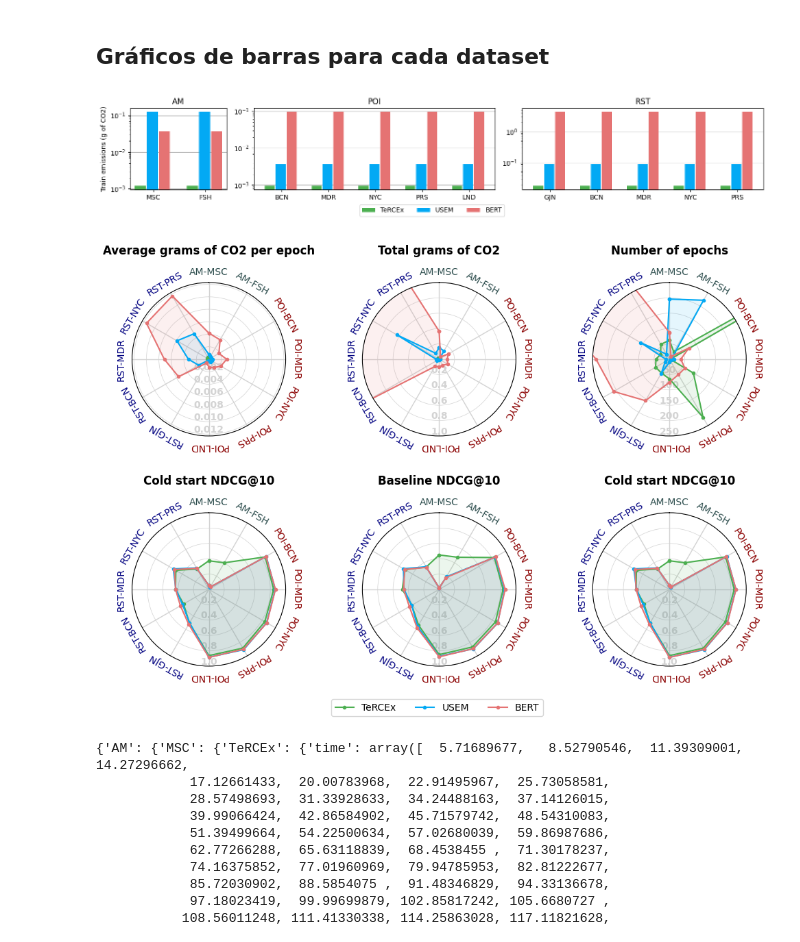
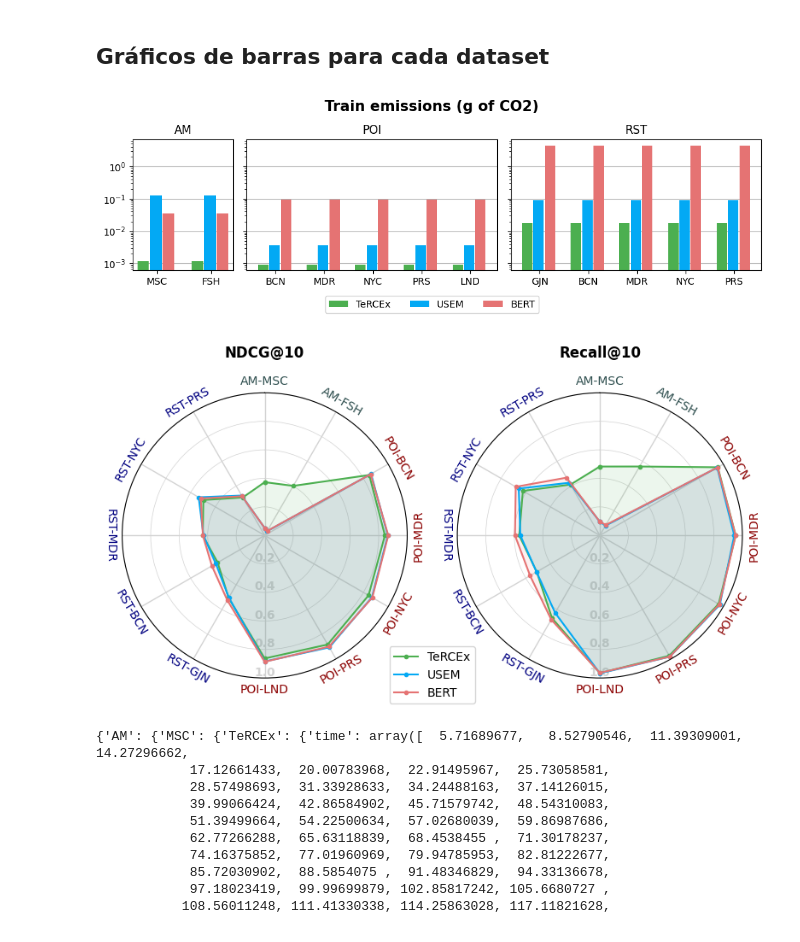
Before and after one commit to pablo-pnunez/TAVtext, a Jupyter notebook: Emissions.ipynb, the cells around one changed output. Cells and saved outputs as stored; diff of their text form; code cells hidden in the pictures.

Commit message:
Gráficos emisiones

```diff
--- a/Emissions.ipynb
+++ b/Emissions.ipynb
@@ -63,7 +63,7 @@ for dataset in sets.keys():
             baseline = baseline_results.loc[(baseline_results["Set"]==paper_names[dataset.title()])&(baseline_results["Subset"]==paper_names[subset.title()])][["Metric",paper_names[model]]]
             baseline = dict(zip(baseline.iloc[:,0].apply(lambda x: "baseline_"+x), baseline.iloc[:,1]))
             recall_column = "r10" if "r10" in log.columns else "RC@10"
-            model_emissions[paper_names[model]] = {"time": log["e_time"].cumsum().values, "loss": log["loss"].values, "co2": emissions["emissions"].values, "r10":log[recall_column].values, **cold_start, **baseline}
+            model_emissions[paper_names[model]] = {"time": log["e_time"].cumsum().values, "epochs":log["epoch"].count() , "loss": log["loss"].values, "co2": emissions["emissions"].values, "r10":log[recall_column].values, **cold_start, **baseline}
 
         # plot_emissions(model_emissions)
         subset_emissions[paper_names[subset.title()]] = model_emissions
@@ -80,7 +80,7 @@ def extract_model_values(data, column):
             model_values[model] = value[column]
     return model_values
 
-def plot_max_value(dataset_emissions, agg_fuction=np.max, column_name="co2", axis_label="Total train emissions (gr)", share_y=False, ylim=None, legend=True, y_scale="linear"):
+def plot_max_value(dataset_emissions, agg_fuction=np.max, column_name="co2", title="Total train emissions (gr)", share_y=False, ylim=None, legend=True, y_scale="linear"):
 
     # Calcular el número de elementos en X para cada dataset
     num_elements = [len(dataset_emissions[dataset].keys()) for dataset in dataset_emissions]
@@ -90,7 +90,7 @@ def plot_max_value(dataset_emissions, agg_fuction=np.max, column_name="co2", axi
     relative_widths = [n / total_elements for n in num_elements]
 
     # Crear una figura con subplots horizontales y anchos personalizados
-    fig, axes = plt.subplots(1, len(dataset_emissions), figsize=(sum(num_elements) * 1.2, 2.5), gridspec_kw={'width_ratios': relative_widths}, sharey=share_y)
+    fig, axes = plt.subplots(1, len(dataset_emissions), figsize=(sum(num_elements) * .65+2, 3), gridspec_kw={'width_ratios': relative_widths}, sharey=share_y)
 
     # Iterar sobre los datasets y sus correspondientes ejes
     for plot_idx, (dataset, ax) in enumerate(zip(dataset_emissions.keys(), axes)):
@@ -106,41 +106,45 @@ def plot_max_value(dataset_emissions, agg_fuction=np.max, column_name="co2", axi
         X_axis = np.arange(len(X))
 
         bar_width = 0.7 / len(model_values)  # Ajustar el ancho de las barras
         offset = 0  # Inicializar el desplazamiento
         margin = 0.02
         # model_names = {"BOW2ITM":"TeRCEx", "USEM2ITM":"USEM", "BERT2ITM":"BERT"}
 
         for i, (model, values) in enumerate(model_values.items()):
             color = model_colors[i % len(model_colors)]  # Seleccionar un color de la lista en función de la posición del modelo
             ax.bar(X_axis + offset - margin, agg_fuction(values), bar_width-margin, label=model, color=color)
             offset += bar_width  # Incrementar el desplazamiento para el próximo modelo
 
         ax.set_xticks(X_axis + bar_width * (len(model_values) - 1) / 2)
         ax.set_xticklabels(X)  # Ajustar las etiquetas del eje X
-        # ax.set_xlabel("Subsets")
-        if plot_idx == 0: ax.set_ylabel(axis_label)
+
+        # if plot_idx == 0: ax.set_ylabel(axis_label)
         if share_y and ylim is not None: ax.set_ylim(ylim)
         ax.set_title(dataset)
         ax.set_axisbelow(True)
         ax.grid(axis="y")
         ax.set_yscale(y_scale)
 
     # Mostrar la leyenda solo una vez
     if legend:
         handles, labels = ax.get_legend_handles_labels()
         fig.legend(handles, labels, loc='lower center', bbox_to_anchor=(0.5, -0.1), ncol=3)
 
     # Ajustar el layout para que no se solapen los subplots
+    # plt.title(dataset)
+    fig.suptitle(title, fontsize=15, fontweight="bold", y=0.95)
     plt.tight_layout()
+
+    plt.savefig(f"bar_plot_{column_name}.pdf",bbox_inches='tight')
     plt.show()
 
-#plot_max_value(dataset_emissions, column_name="r10", axis_label="Recall@10")
-plot_max_value(dataset_emissions, column_name="co2", y_scale="log", axis_label="Train emissions (g of CO2)")
-# plot_max_value(dataset_emissions, column_name="time", axis_label="Total training time (s)")
-# plot_max_value(dataset_emissions, agg_fuction=np.min, column_name="loss", axis_label="Minimum loss")
-#plot_max_value(dataset_emissions, column_name="baseline_NDCG@10", share_y=True, ylim=(0,1), axis_label="Baseline NDCG@10")
+#plot_max_value(dataset_emissions, column_name="r10", title="Recall@10")
+plot_max_value(dataset_emissions, column_name="co2", y_scale="log", share_y=True, title="Train emissions (g of CO2)")
+# plot_max_value(dataset_emissions, column_name="epochs", y_scale="log", share_y=True, title="Total training time (s)")
+# plot_max_value(dataset_emissions, agg_fuction=np.min, column_name="loss", title="Minimum loss")
+#plot_max_value(dataset_emissions, column_name="baseline_NDCG@10", share_y=True, ylim=(0,1), title="Baseline NDCG@10")
 # %% [output]
-[figure, old version]
+[figure, new version]
 # %%
 def plot_line_plot(dataset_emissions, column_x="time", column_y="loss", x_axis_label="Time", y_axis_label="Loss", ncols=1):
     # Calcular el número de filas en función del número de subsets
@@ -211,11 +215,13 @@ plot_data = [ (d, s, m,
                dataset_emissions[d][s][m]["co2"].max(),
                np.diff(dataset_emissions[d][s][m]["time"], prepend=0).mean(),
                len(dataset_emissions[d][s][m]["time"]),
+               dataset_emissions[d][s][m]["baseline_NDCG@10"],
+               dataset_emissions[d][s][m]["baseline_Recall@10"],
                dataset_emissions[d][s][m]["cold_NDCG@10"],
-               dataset_emissions[d][s][m]["baseline_NDCG@10"])
+               dataset_emissions[d][s][m]["cold_Recall@10"])
 
              for d in dataset_emissions.keys() for s in dataset_emissions[d].keys() for m in dataset_emissions[d][s].keys()]
-plot_data = pd.DataFrame(plot_data, columns=["dataset", "subset", "model", "co2", "total_co2", "time", "epochs", "cold_NDCG@10", "baseline_NDCG@10"])
+plot_data = pd.DataFrame(plot_data, columns=["dataset", "subset", "model", "co2", "total_co2", "time", "epochs", "baseline_NDCG@10", "baseline_Recall@10", "cold_NDCG@10", "cold_Recall@10"])
 #plot_data["co2"] = plot_data["co2"]*100
 
 # Añadir el primer valor al final para cerrar el ciclo
@@ -245,10 +251,8 @@ def plot_radial_data(axis, models, plot_data, column, title="CO2", max_y=None, f
 n_random_items = len(datasets)
 
 # Crear los dos gráficos radiales (polar plots)
-fig, axs = plt.subplots(2, 3, subplot_kw=dict(polar=True), figsize=(12,8))
+fig, axs = plt.subplots(1, 2, subplot_kw=dict(polar=True), figsize=(8,5))
 axs = axs.flatten()
-# Ajustar el espacio horizontal entre los gráficos
-fig.subplots_adjust(wspace=0.3, hspace=0.5, top=0.85, bottom=0.15)
 
 # Establecer etiquetas en los r-ticks y rotar las etiquetas para que formen 90 grados con el radio
 for ax in axs:
@@ -268,34 +272,40 @@ for ax in axs:
         dataset_text = label.get_text()
         dataset_color = "darkred" if "POI" in dataset_text else "navy" if "RST" in dataset_text else "darkslategray"
         # Ajustar la posición de las etiquetas y rotarlas para que formen 90 grados con el radio
-        if angle >= 90 and angle <= 270: rotation_angle = angle  - 180
+        #print(angle)
+        if angle <= -90 and angle >= -270: rotation_angle = angle  - 180
         else: rotation_angle = angle
         lab = ax.text(x, y + 0.035, dataset_text, transform=label.get_transform(), ha='center', va='center', rotation=rotation_angle, color=dataset_color)
         labels.append(lab)
     ax.set_xticklabels([])
 
 # Gráfico para CO2
-plot_radial_data(axs[0], modelos, plot_data, fmt='{:.3f}', column="co2", title="Average grams of CO2 per epoch")
+# plot_radial_data(axs[0], modelos, plot_data, fmt='{:.3f}', column="co2", title="Average grams of CO2 per epoch")
 # Gráfico para time
 #plot_radial_data(axs[1], modelos, plot_data, fmt='{:.0f}', column="time", title="Average seconds per epoch")
 # Gráfico para time
-plot_radial_data(axs[1], modelos, plot_data, fmt='{:.1f}', max_y=1, column="total_co2", title="Total grams of CO2")
+# plot_radial_data(axs[1], modelos, plot_data, fmt='{:.1f}', max_y=1, column="total_co2", title="Total grams of CO2")
 # Gráfico para epochs
-plot_radial_data(axs[2], modelos, plot_data, fmt='{:.0f}', max_y=250, column="epochs", title="Number of epochs")
+# plot_radial_data(axs[2], modelos, plot_data, fmt='{:.0f}', max_y=250, column="epochs", title="Number of epochs")
 # Gráfico para R10
-plot_radial_data(axs[3], modelos, plot_data, fmt='{:.1f}',max_y=1, column="cold_NDCG@10", title="Cold start NDCG@10")
-# Gráfico para R10
-plot_radial_data(axs[4], modelos, plot_data, fmt='{:.1f}',max_y=1, column="baseline_NDCG@10", title="Baseline NDCG@10")
-# Gráfico para R10
-plot_radial_data(axs[5], modelos, plot_data, fmt='{:.1f}',max_y=1, column="cold_NDCG@10", title="Cold start NDCG@10")
+
+# plot_radial_data(axs[0], modelos, plot_data, fmt='{:.1f}',max_y=1, column="baseline_NDCG@10", title="Baseline NDCG@10")
+# plot_radial_data(axs[1], modelos, plot_data, fmt='{:.1f}',max_y=1, column="baseline_Recall@10", title="Baseline Recall@10")
+
+plot_radial_data(axs[0], modelos, plot_data, fmt='{:.1f}',max_y=1, column="cold_NDCG@10", title="NDCG@10")
+plot_radial_data(axs[1], modelos, plot_data, fmt='{:.1f}',max_y=1, column="cold_Recall@10", title="Recall@10")
 
 # Añadir una sola leyenda en el centro abajo
 lines, labels = axs[0].get_legend_handles_labels()
-fig.legend(lines, labels, loc='lower center', bbox_to_anchor=(0.51, 0.05), ncol=3)
+fig.legend(lines, labels, loc='lower center', bbox_to_anchor=(0.5, 0.08), ncol=1)
+# Ajustar el espacio horizontal entre los gráficos
+fig.subplots_adjust(wspace=0.35, hspace=0, top=0.85, bottom=0.15)
+plt.tight_layout()
 
+plt.savefig("cold_start.pdf",bbox_inches='tight')
 plt.show()
 # %% [output]
-[figure, old version]
+[figure, new version]
 # %%
 dataset_emissions
 # %% [output]
```
Also changed, not shown: 3 other files.
